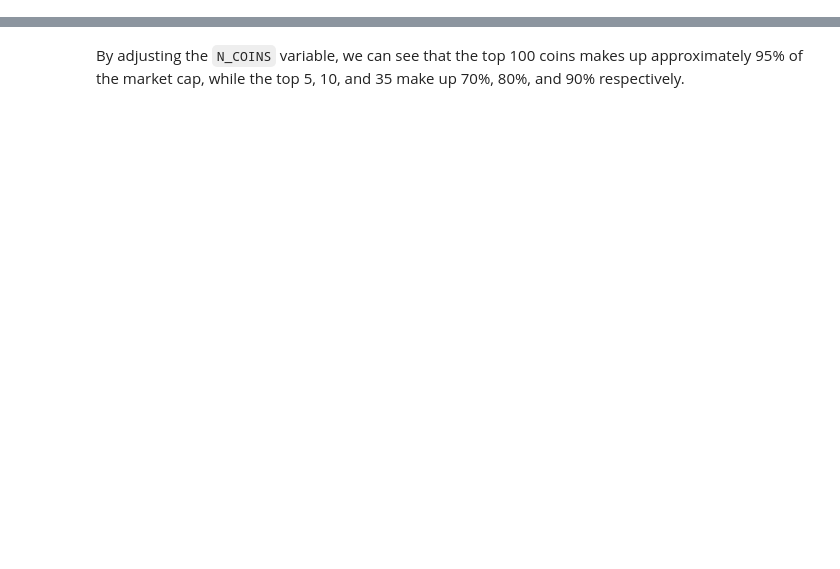
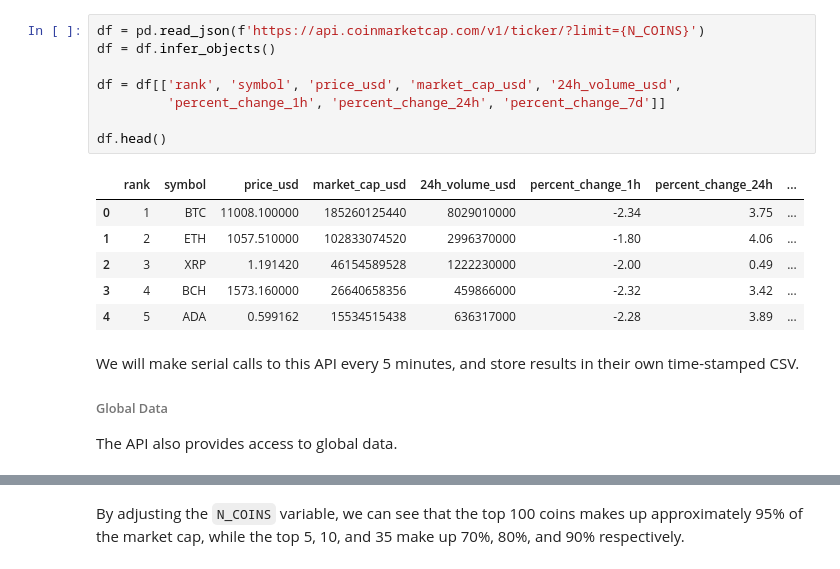
Before and after one commit to welsny/crypto-analysis, a Jupyter notebook: Exploratory Analysis.ipynb, the cells around one changed output, grey strips where cells are left out. Saved outputs shown, nothing was run; the diff lists cells and outputs as text; blank space fills up the shorter version.

```diff
--- a/Exploratory Analysis.ipynb
+++ b/Exploratory Analysis.ipynb
@@ -0,0 +40,21 @@
+# %%
+df = pd.read_json(f'https://api.coinmarketcap.com/v1/ticker/?limit={N_COINS}')
+df = df.infer_objects()
+
+df = df[['rank', 'symbol', 'price_usd', 'market_cap_usd', '24h_volume_usd',
+         'percent_change_1h', 'percent_change_24h', 'percent_change_7d']]
+
+df.head()
+# %% [output]
+|  | rank | symbol | price_usd | market_cap_usd | 24h_volume_usd | percent_change_1h | percent_change_24h | ... |
+| 0 | 1 | BTC | 11008.100000 | 185260125440 | 8029010000 | -2.34 | 3.75 | ... |
+| 1 | 2 | ETH | 1057.510000 | 102833074520 | 2996370000 | -1.80 | 4.06 | ... |
+| 2 | 3 | XRP | 1.191420 | 46154589528 | 1222230000 | -2.00 | 0.49 | ... |
+| 3 | 4 | BCH | 1573.160000 | 26640658356 | 459866000 | -2.32 | 3.42 | ... |
+| 4 | 5 | ADA | 0.599162 | 15534515438 | 636317000 | -2.28 | 3.89 | ... |
+# %% [markdown]
+We will make serial calls to this API every 5 minutes, and store results in their own time-stamped CSV.
+
+###### Global Data
+
+The API also provides access to global data.
```
Also changed, not shown: parts of 10 cells of this notebook, 2 other files.
